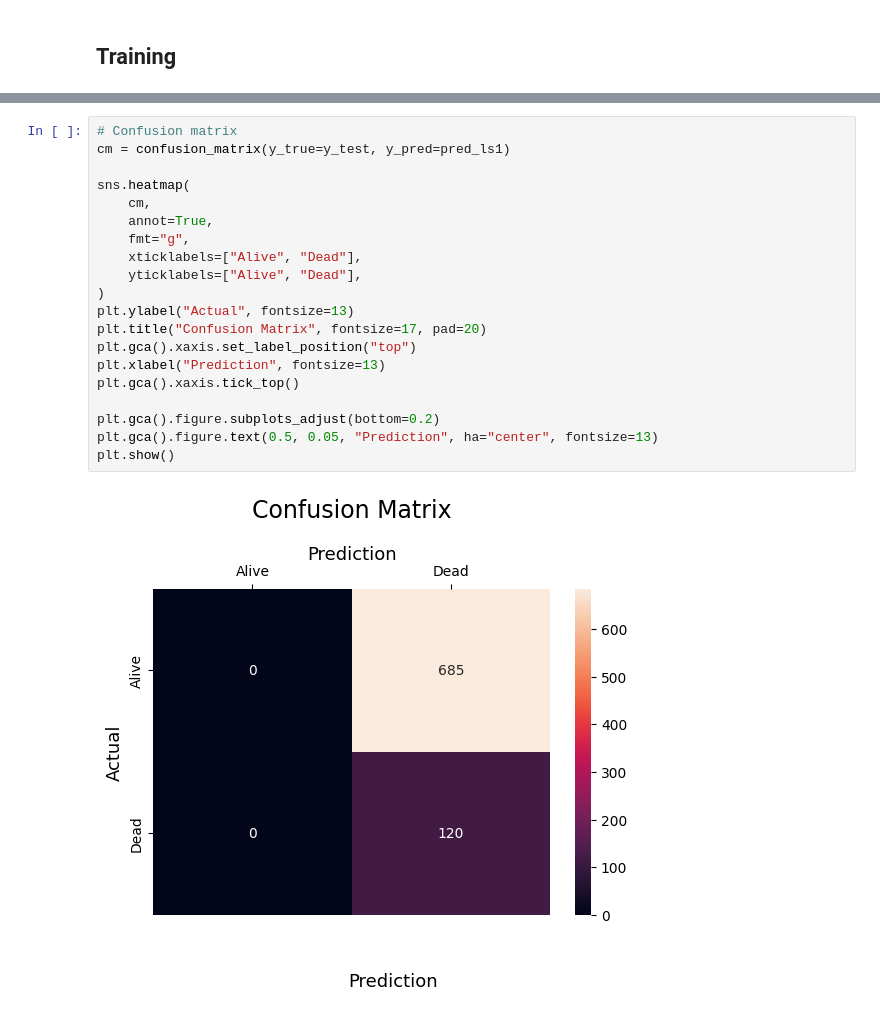
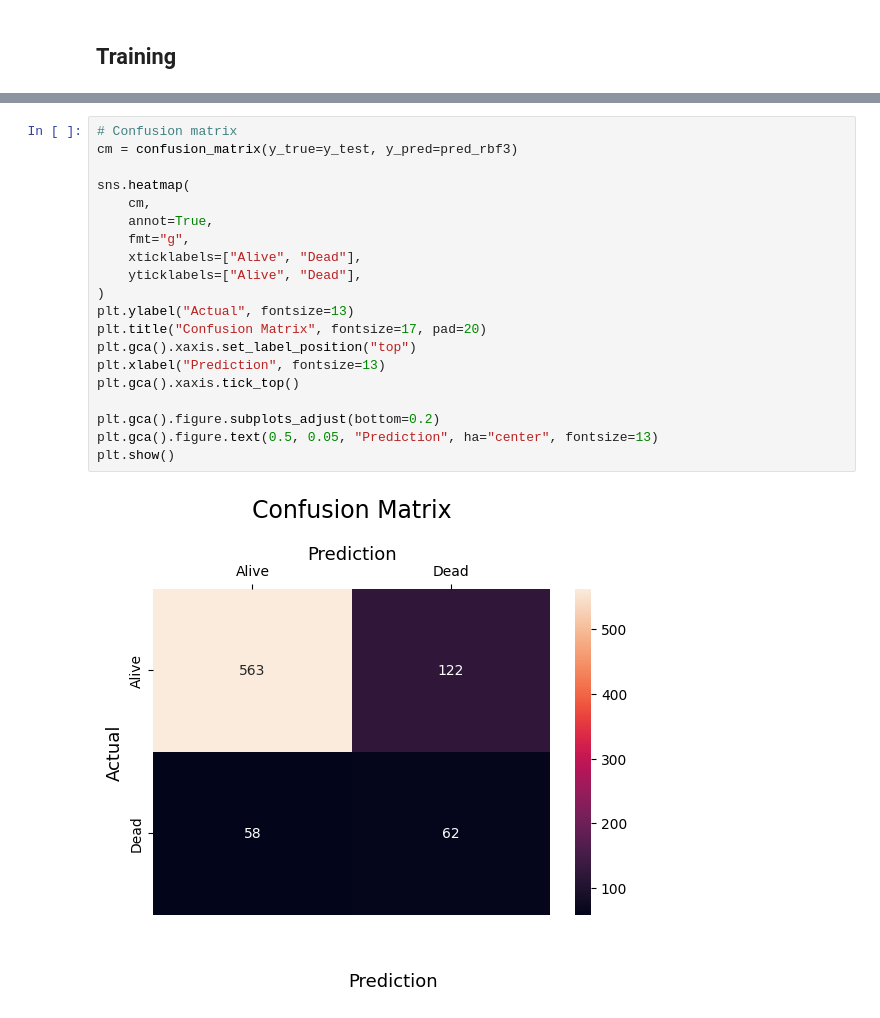
Before and after one commit to Kittonn/intro-to-ml-and-dl-project, a Jupyter notebook: supervised_classifications/support_vector_machine.ipynb, the cells around one changed output, grey strips where cells are left out. Drawn from its saved outputs; the diff is of its cells as text.

```diff
--- a/supervised_classifications/support_vector_machine.ipynb
+++ b/supervised_classifications/support_vector_machine.ipynb
@@ -227,22 +391,22 @@ weighted avg       0.02      0.15      0.04       805
 # %%
 # Confusion matrix
-cm = confusion_matrix(y_true=y_test, y_pred=pred_ls1)
+cm = confusion_matrix(y_true=y_test, y_pred=pred_rbf3)
 
 sns.heatmap(
     cm,
     annot=True,
     fmt="g",
     xticklabels=["Alive", "Dead"],
     yticklabels=["Alive", "Dead"],
 )
 plt.ylabel("Actual", fontsize=13)
 plt.title("Confusion Matrix", fontsize=17, pad=20)
 plt.gca().xaxis.set_label_position("top")
 plt.xlabel("Prediction", fontsize=13)
 plt.gca().xaxis.tick_top()
 
 plt.gca().figure.subplots_adjust(bottom=0.2)
 plt.gca().figure.text(0.5, 0.05, "Prediction", ha="center", fontsize=13)
 plt.show()
 # %% [output]
-[figure, old version]
+[figure, new version]
```
Also changed, not shown: parts of 6 cells of this notebook, 3 other files.
